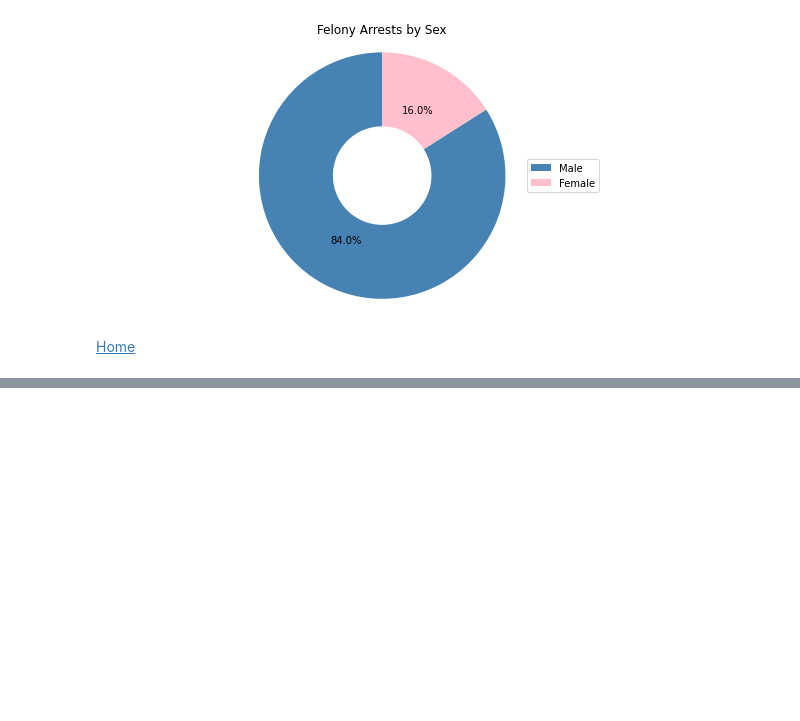
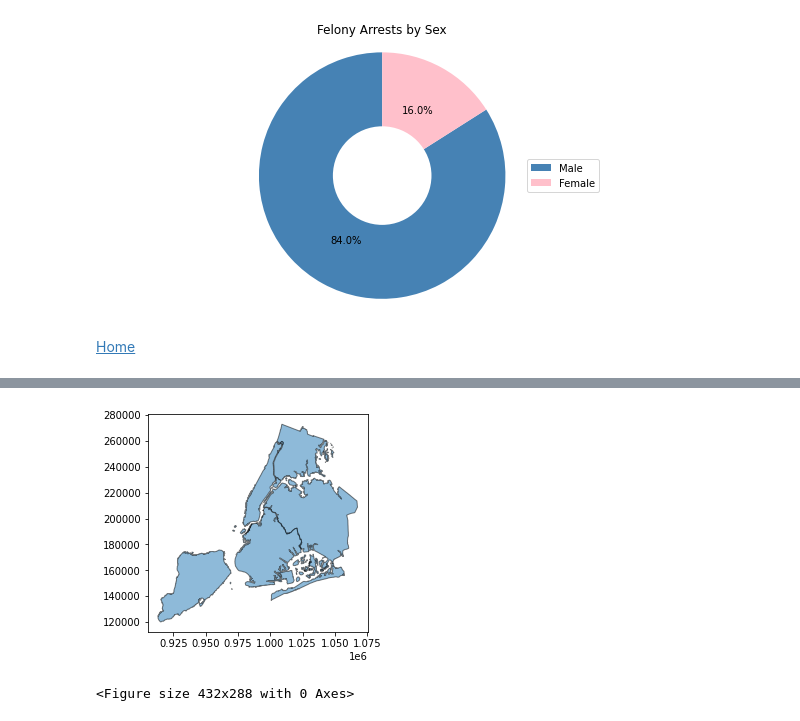
Before and after one commit to AmitSamra/NYC_Crime, a Jupyter notebook: nyc_crime_python.ipynb, the cells around one changed output, grey strips where cells are left out. Drawn from its saved outputs; the diff is of its cells as text; code cells hidden in the pictures; blank space fills up the shorter version.

```diff
--- a/nyc_crime_python.ipynb
+++ b/nyc_crime_python.ipynb
@@ -1012,0 +1049,10 @@ plt.show()
+# %%
+nyc_map = gpd.read_file(gpd.datasets.get_path('nybb'))
+ax = nyc_map.plot(alpha=0.5, edgecolor='k')
+# %% [output]
+[figure, added]
+# %%
+gdf.plot(ax=ax, color='red')
+plt.show()
+# %% [output]
+<Figure size 432x288 with 0 Axes>
```
Also changed, not shown: parts of 11 cells of this notebook.
